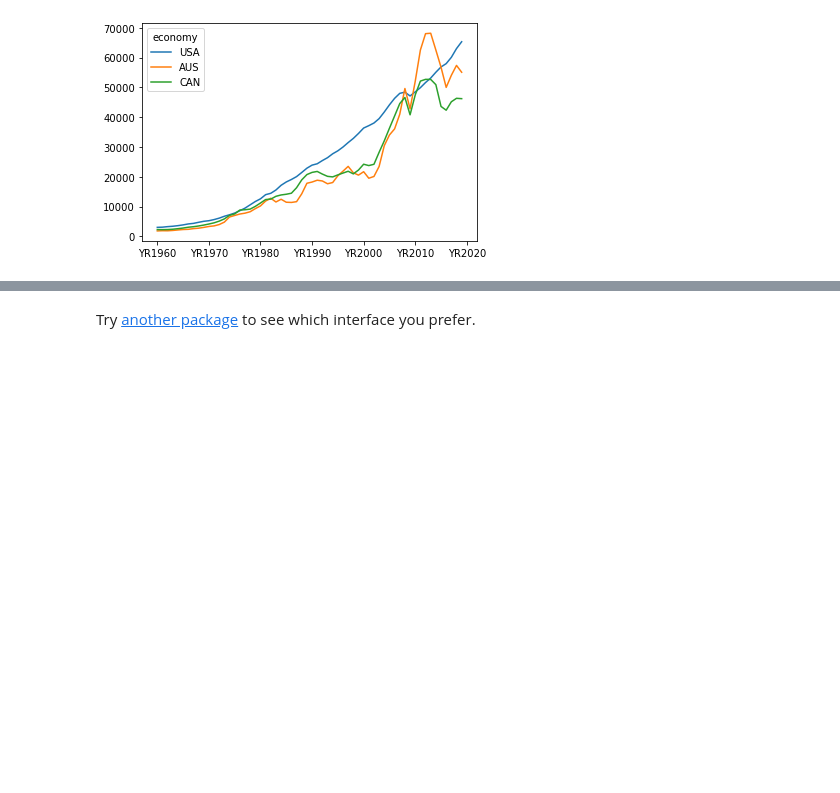
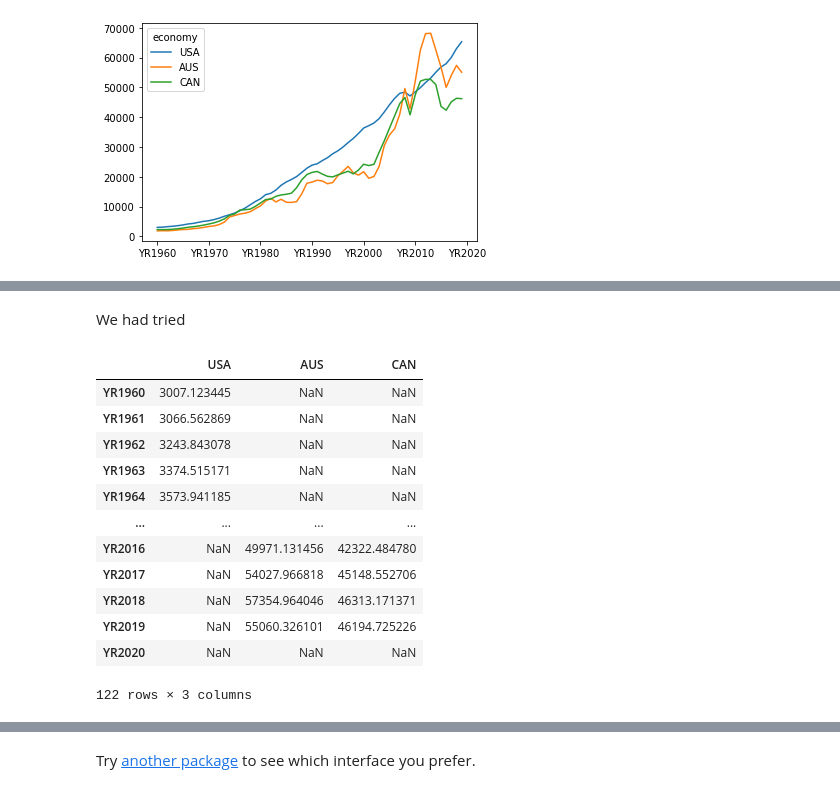
Before and after one commit to QuantEcon/2021-workshop-rsit, a Jupyter notebook: notebooks/session3/exercises.ipynb, the cells around one changed output, grey strips where cells are left out. Cells and saved outputs as stored; diff of their text form; code cells hidden in the pictures; blank space fills up the shorter version.

Commit message:
update exercise solutions and add in discussion around joining dataframes together

```diff
--- a/notebooks/session3/exercises.ipynb
+++ b/notebooks/session3/exercises.ipynb
@@ -256,0 +270,18 @@ combined.T.plot()
+# %% [markdown]
+We had tried
+# %%
+pd.concat([usa.T, others.T])
+# %% [output]
+|  | USA | AUS | CAN |
+| YR1960 | 3007.123445 | NaN | NaN |
+| YR1961 | 3066.562869 | NaN | NaN |
+| YR1962 | 3243.843078 | NaN | NaN |
+| YR1963 | 3374.515171 | NaN | NaN |
+| YR1964 | 3573.941185 | NaN | NaN |
+| ... | ... | ... | ... |
+| YR2016 | NaN | 49971.131456 | 42322.484780 |
+| YR2017 | NaN | 54027.966818 | 45148.552706 |
+| YR2018 | NaN | 57354.964046 | 46313.171371 |
+| YR2019 | NaN | 55060.326101 | 46194.725226 |
+| YR2020 | NaN | NaN | NaN |
+122 rows × 3 columns
```
Also changed, not shown: parts of 5 cells of this notebook.
